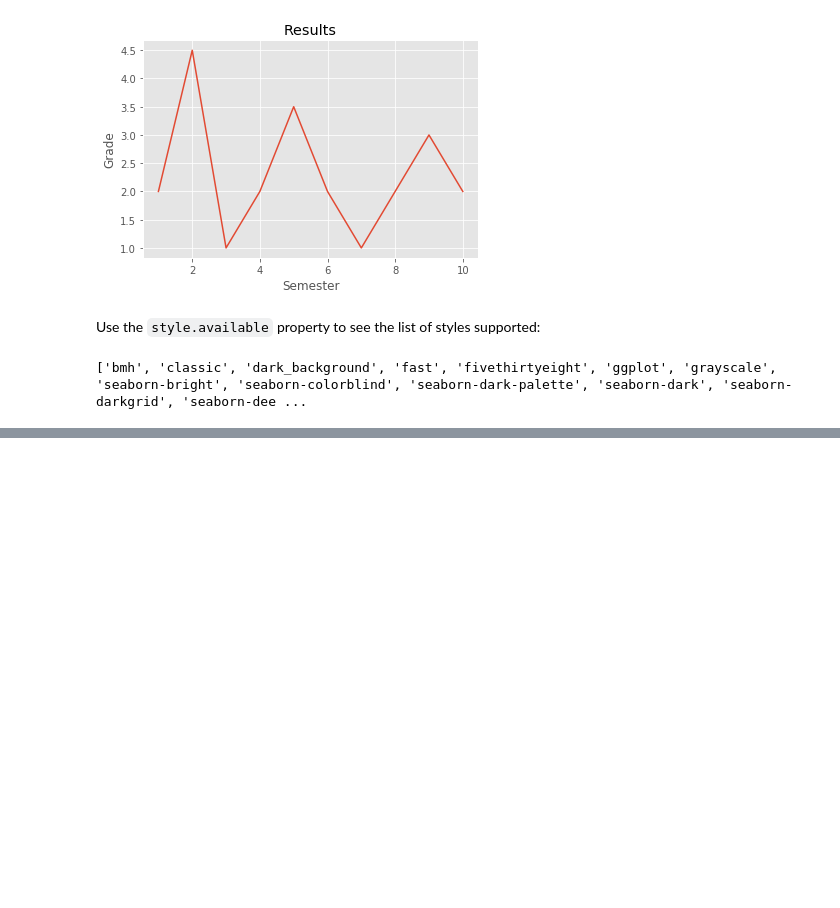
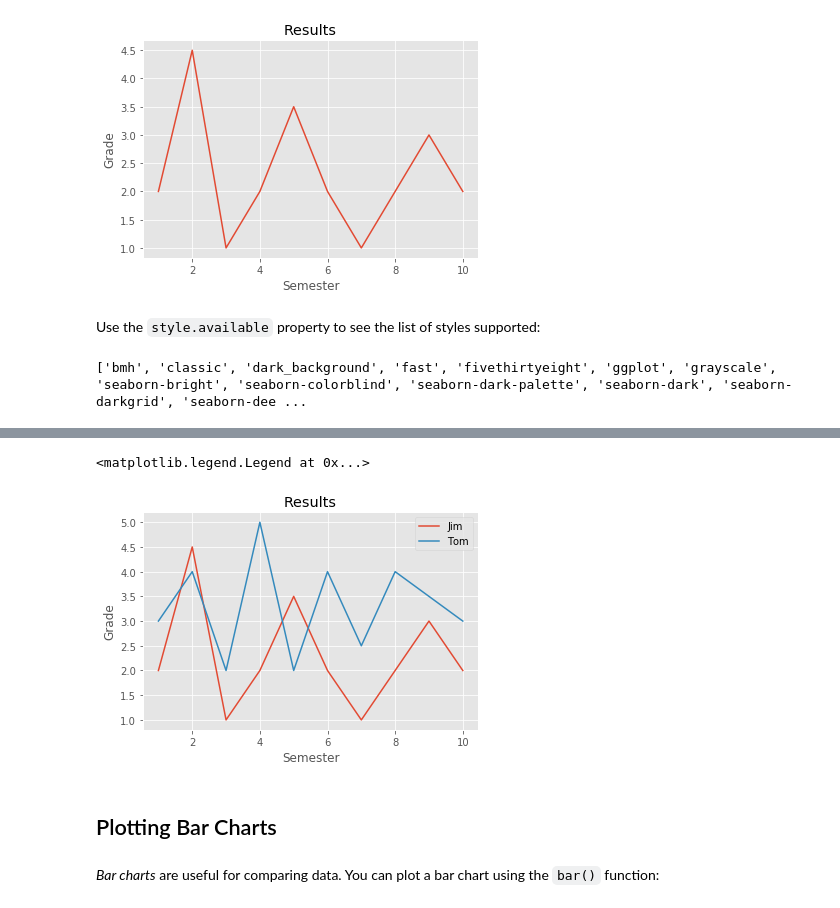
Before and after one commit to Adachika/python-machine-learning, a Jupyter notebook: 04_data_visualization_using_matplotlib.ipynb, the cells around one changed output, grey strips where cells are left out. Saved outputs shown, nothing was run; the diff lists cells and outputs as text; code cells hidden in the pictures; blank space fills up the shorter version.

```diff
--- a/04_data_visualization_using_matplotlib.ipynb
+++ b/04_data_visualization_using_matplotlib.ipynb
@@ -65,0 +102,20 @@ print(style.available)
+# %%
+from matplotlib import style
+style.use("ggplot")
+# %%
+plt.plot( [1,2,3,4,5,6,7,8,9,10], [2,4.5,1,2,3.5,2,1,2,3,2], label="Jim")
+plt.plot( [1,2,3,4,5,6,7,8,9,10], [3,4,2,5,2,4,2.5,4,3.5,3], label="Tom")
+
+plt.title("Results") # sets the title for the chart
+plt.xlabel("Semester") # sets the label to use for the x-axis
+plt.ylabel("Grade") # sets the label to use for the y-axis
+
+plt.legend()
+# %% [output]
+<matplotlib.legend.Legend at 0x...>
+[figure, added]
+# %% [markdown]
+<a id="plotting-bar-charts"></a>
+## Plotting Bar Charts
+# %% [markdown]
+_Bar charts_ are useful for comparing data. You can plot a bar chart using the `bar()` function:
```
Also changed, not shown: parts of 25 cells of this notebook.
